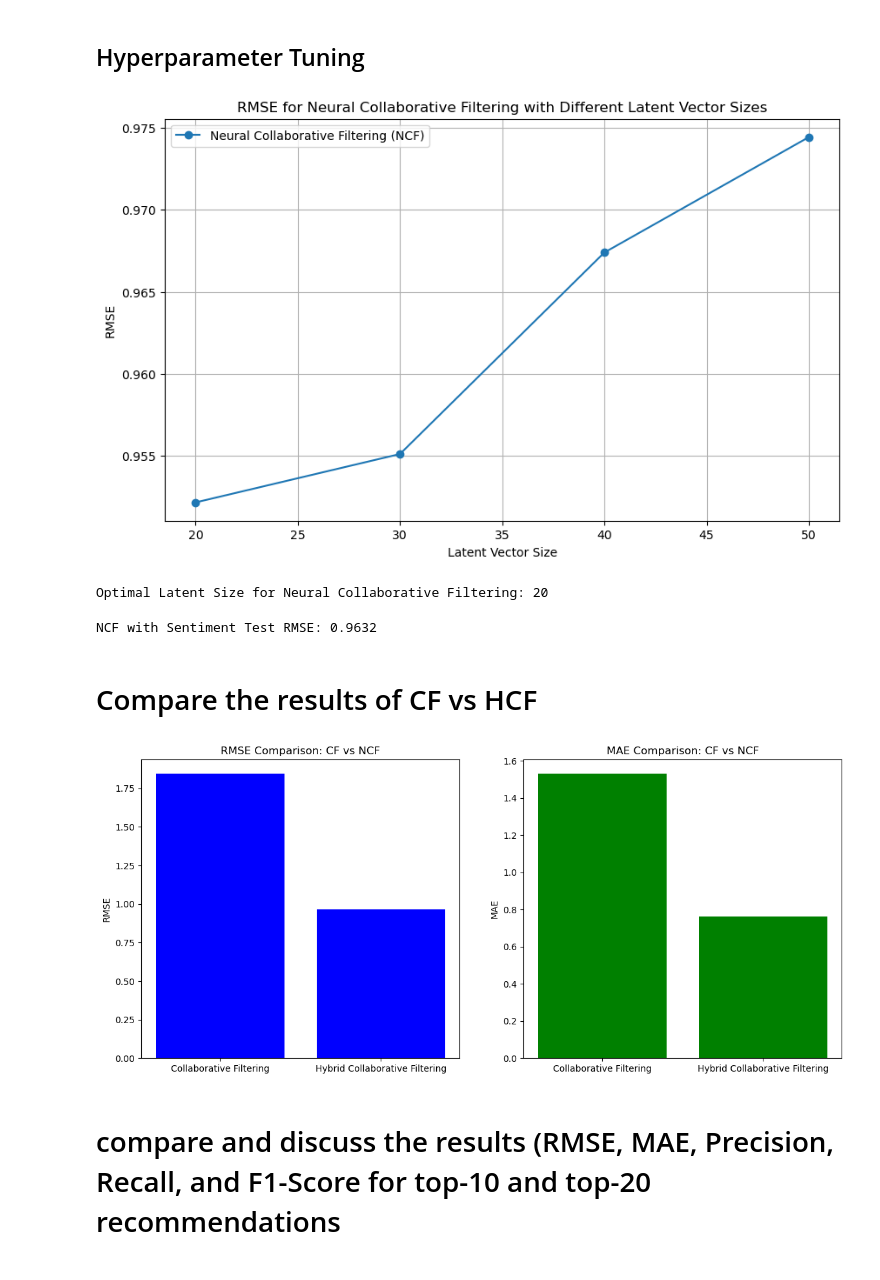
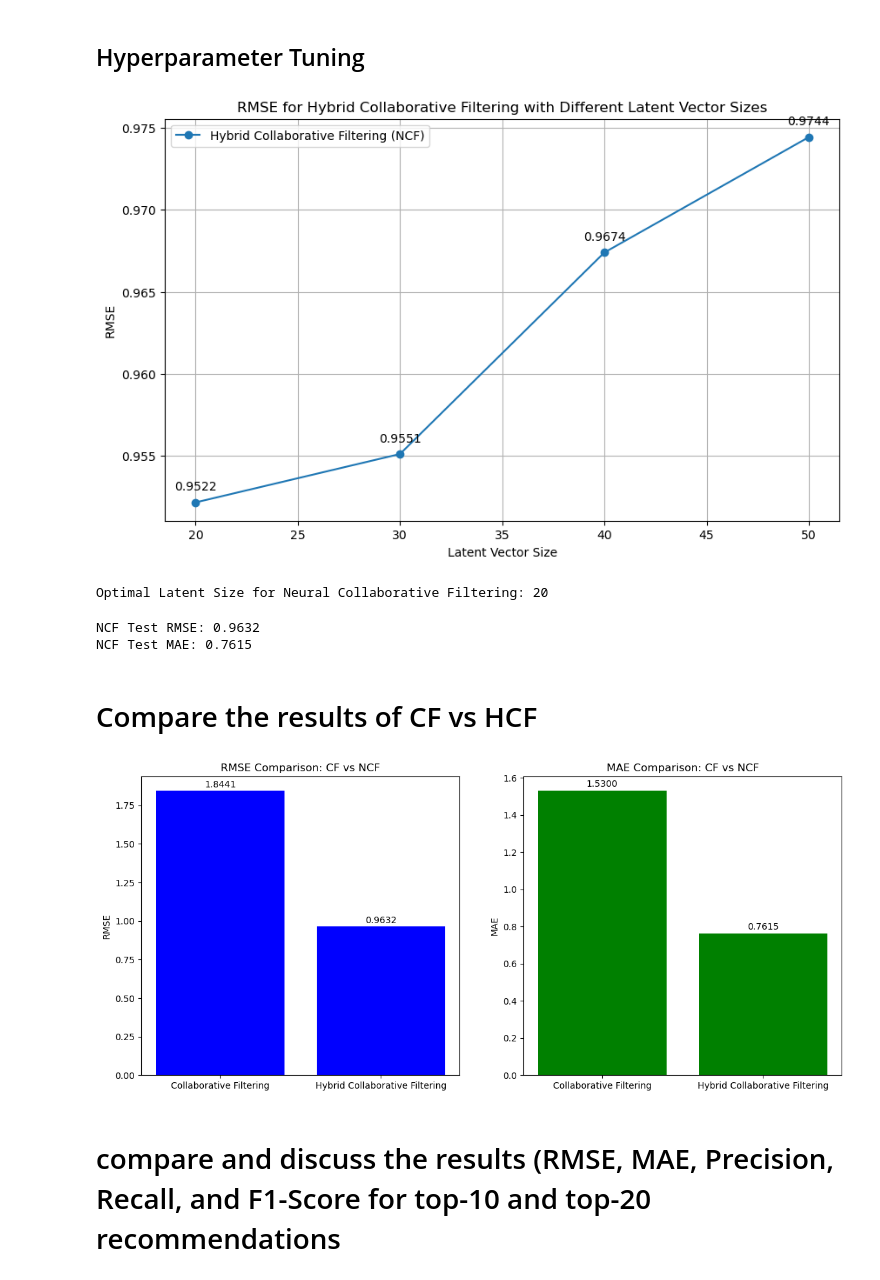
Before and after one commit to HemantRajSingh/collaborative-hybrid-recommender, a Jupyter notebook: notebooks/data_exploration.ipynb, the cells around one changed output. Drawn from its saved outputs; the diff is of its cells as text; code cells hidden in the pictures.

```diff
--- a/notebooks/data_exploration.ipynb
+++ b/notebooks/data_exploration.ipynb
@@ -499,6 +549,11 @@ for k in latent_sizes:
 # Plot RMSE for Matrix Factorization
 plt.figure(figsize=(10, 6))
 plt.plot(latent_sizes, svd_rmse, label="Matrix Factorization (SVD)", marker='o')
+
+# Annotate each point with its value
+for i, txt in enumerate(svd_rmse):
+    plt.annotate(f'{txt:.4f}', (latent_sizes[i], svd_rmse[i]), textcoords="offset points", xytext=(0,10), ha='center')
+
 plt.xlabel("Latent Vector Size")
 plt.ylabel("RMSE")
 plt.title("RMSE for Matrix Factorization with Different Latent Vector Sizes")
@@ -720,15 +776,20 @@ for embedding_size in latent_sizes:
 # %%
 # Plot RMSE for Neural Collaborative Filtering (NCF)
 plt.figure(figsize=(10, 6))
 plt.plot(latent_sizes, ncf_rmse, label="Hybrid Collaborative Filtering (NCF)", marker='o')
+
+# Annotate each point with its value
+for i, txt in enumerate(ncf_rmse):
+    plt.annotate(f'{txt:.4f}', (latent_sizes[i], ncf_rmse[i]), textcoords="offset points", xytext=(0,10), ha='center')
+
 plt.xlabel("Latent Vector Size")
 plt.ylabel("RMSE")
 plt.title("RMSE for Hybrid Collaborative Filtering with Different Latent Vector Sizes")
 plt.grid(True)
 plt.legend()
 plt.show()
 # %% [output]
-[figure, old version]
+[figure, new version]
 # %%
 optimal_latent_size_ncf = latent_sizes[np.argmin(ncf_rmse)]
 print(f"Optimal Latent Size for Neural Collaborative Filtering: {optimal_latent_size_ncf}")
@@ -753,7 +814,9 @@ test_rmse, _, _, _ = evaluate_model(model, test_loader)
 # %%
-print(f"NCF with Sentiment Test RMSE: {test_rmse:.4f}")
+print(f"NCF Test RMSE: {test_rmse:.4f}")
+print(f"NCF Test MAE: {test_mae:.4f}")
 # %% [output]
-NCF with Sentiment Test RMSE: 0.9632
+NCF Test RMSE: 0.9632
+NCF Test MAE: 0.7615
 # %% [markdown]
 # Compare the results of CF vs HCF
 # %%
@@ -767,15 +830,19 @@ fig, ax = plt.subplots(1, 2, figsize=(14, 6))
 ax[0].bar(labels, rmse_values, color='blue')
 ax[0].set_ylabel('RMSE')
 ax[0].set_title('RMSE Comparison: CF vs NCF')
+for i, v in enumerate(rmse_values):
+    ax[0].text(i, v + 0.01, f'{v:.4f}', ha='center', va='bottom')
 
 # MAE Comparison
 ax[1].bar(labels, mae_values, color='green')
 ax[1].set_ylabel('MAE')
 ax[1].set_title('MAE Comparison: CF vs NCF')
+for i, v in enumerate(mae_values):
+    ax[1].text(i, v + 0.01, f'{v:.4f}', ha='center', va='bottom')
 
 plt.show()
 # %% [output]
-[figure, old version]
+[figure, new version]
 # %% [markdown]
 # compare and discuss the results (RMSE, MAE, Precision, Recall, and F1-Score for top-10 and top-20 recommendations
 # %%
```
Also changed, not shown: parts of 12 cells of this notebook.
